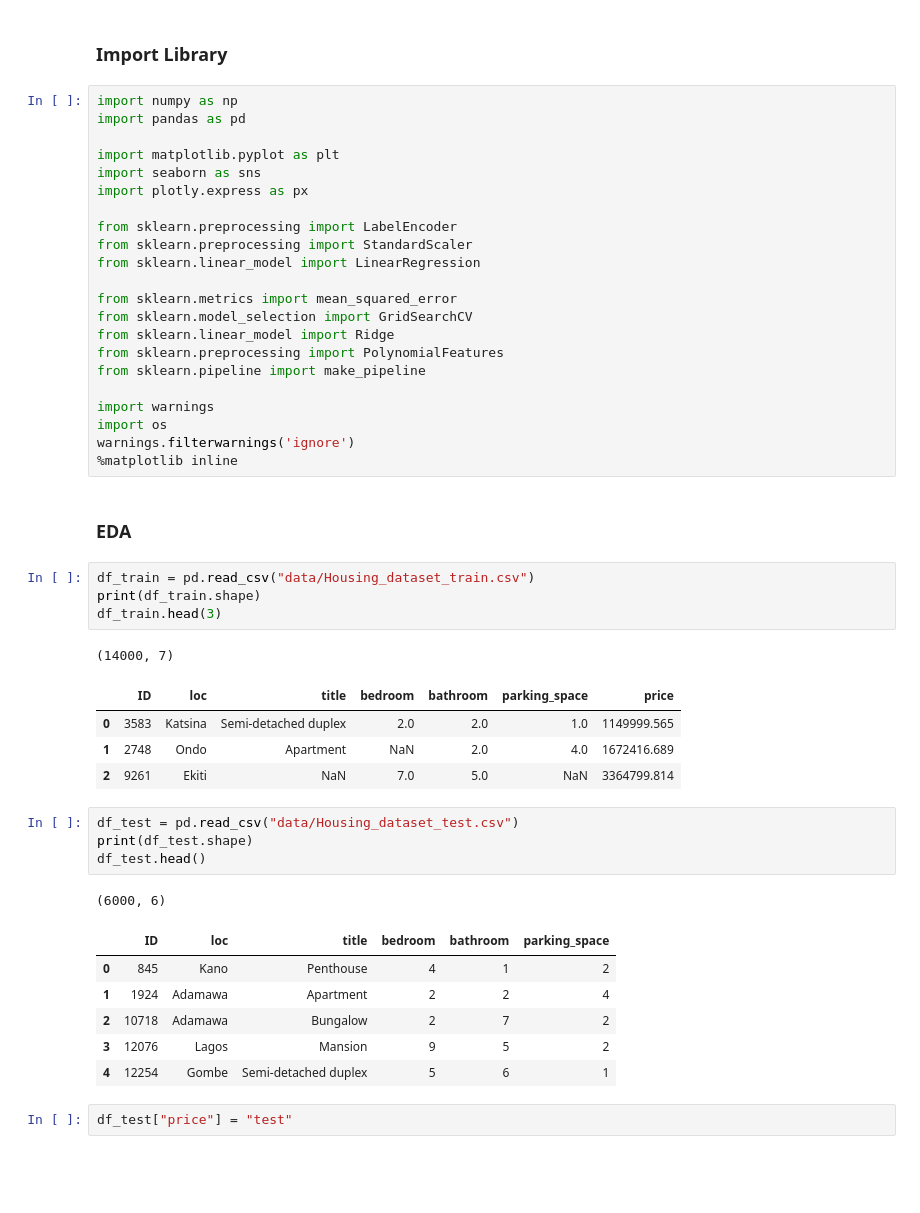
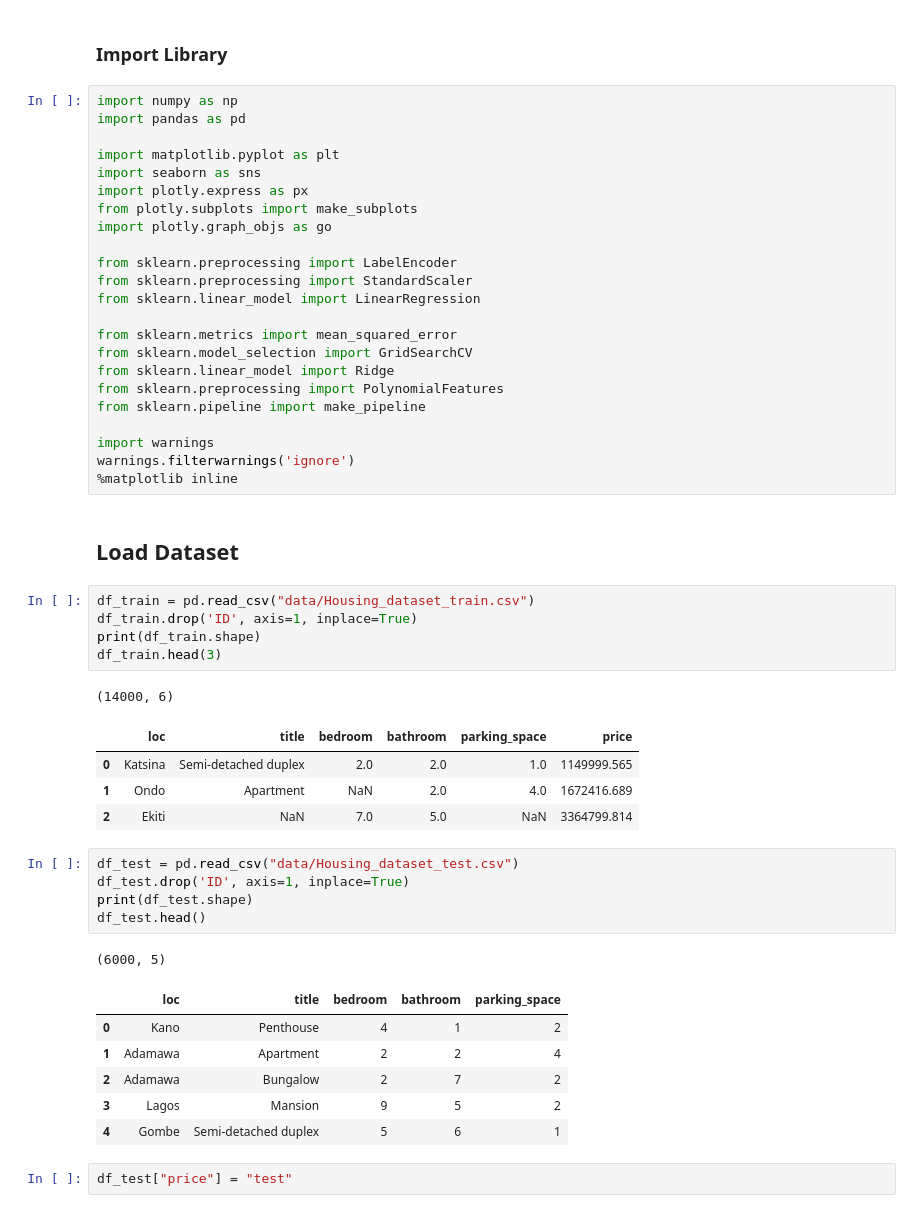
Before and after one commit to veronicaeyo/house_price_prediction, a Jupyter notebook: house_prediction.ipynb, the cells around one changed output. Cells and saved outputs as stored; diff of their text form; blank space fills up the shorter version.

```diff
--- a/house_prediction.ipynb
+++ b/house_prediction.ipynb
@@ -7,6 +7,8 @@ import pandas as pd
 import matplotlib.pyplot as plt
 import seaborn as sns
 import plotly.express as px
+from plotly.subplots import make_subplots
+import plotly.graph_objs as go
 
 from sklearn.preprocessing import LabelEncoder
 from sklearn.preprocessing import StandardScaler
@@ -19,33 +21,34 @@ from sklearn.preprocessing import PolynomialFeatures
 from sklearn.pipeline import make_pipeline
 
 import warnings
-import os
 warnings.filterwarnings('ignore')
 %matplotlib inline
-# %% [markdown]
-### EDA
+# %% [markdown]
+## Load Dataset
 # %%
 df_train = pd.read_csv("data/Housing_dataset_train.csv")
+df_train.drop('ID', axis=1, inplace=True)
 print(df_train.shape)
 df_train.head(3)
 # %% [output]
-(14000, 7)
+(14000, 6)
-|  | ID | loc | title | bedroom | bathroom | parking_space | price |
-| 0 | 3583 | Katsina | Semi-detached duplex | 2.0 | 2.0 | 1.0 | 1149999.565 |
-| 1 | 2748 | Ondo | Apartment | NaN | 2.0 | 4.0 | 1672416.689 |
-| 2 | 9261 | Ekiti | NaN | 7.0 | 5.0 | NaN | 3364799.814 |
+|  | loc | title | bedroom | bathroom | parking_space | price |
+| 0 | Katsina | Semi-detached duplex | 2.0 | 2.0 | 1.0 | 1149999.565 |
+| 1 | Ondo | Apartment | NaN | 2.0 | 4.0 | 1672416.689 |
+| 2 | Ekiti | NaN | 7.0 | 5.0 | NaN | 3364799.814 |
 # %%
 df_test = pd.read_csv("data/Housing_dataset_test.csv")
+df_test.drop('ID', axis=1, inplace=True)
 print(df_test.shape)
 df_test.head()
 # %% [output]
-(6000, 6)
+(6000, 5)
-|  | ID | loc | title | bedroom | bathroom | parking_space |
-| 0 | 845 | Kano | Penthouse | 4 | 1 | 2 |
-| 1 | 1924 | Adamawa | Apartment | 2 | 2 | 4 |
-| 2 | 10718 | Adamawa | Bungalow | 2 | 7 | 2 |
-| 3 | 12076 | Lagos | Mansion | 9 | 5 | 2 |
-| 4 | 12254 | Gombe | Semi-detached duplex | 5 | 6 | 1 |
+|  | loc | title | bedroom | bathroom | parking_space |
+| 0 | Kano | Penthouse | 4 | 1 | 2 |
+| 1 | Adamawa | Apartment | 2 | 2 | 4 |
+| 2 | Adamawa | Bungalow | 2 | 7 | 2 |
+| 3 | Lagos | Mansion | 9 | 5 | 2 |
+| 4 | Gombe | Semi-detached duplex | 5 | 6 | 1 |
 # %%
 df_test["price"] = "test"
 # %%
```
Also changed, not shown: parts of 63 cells of this notebook, 1 other file.
